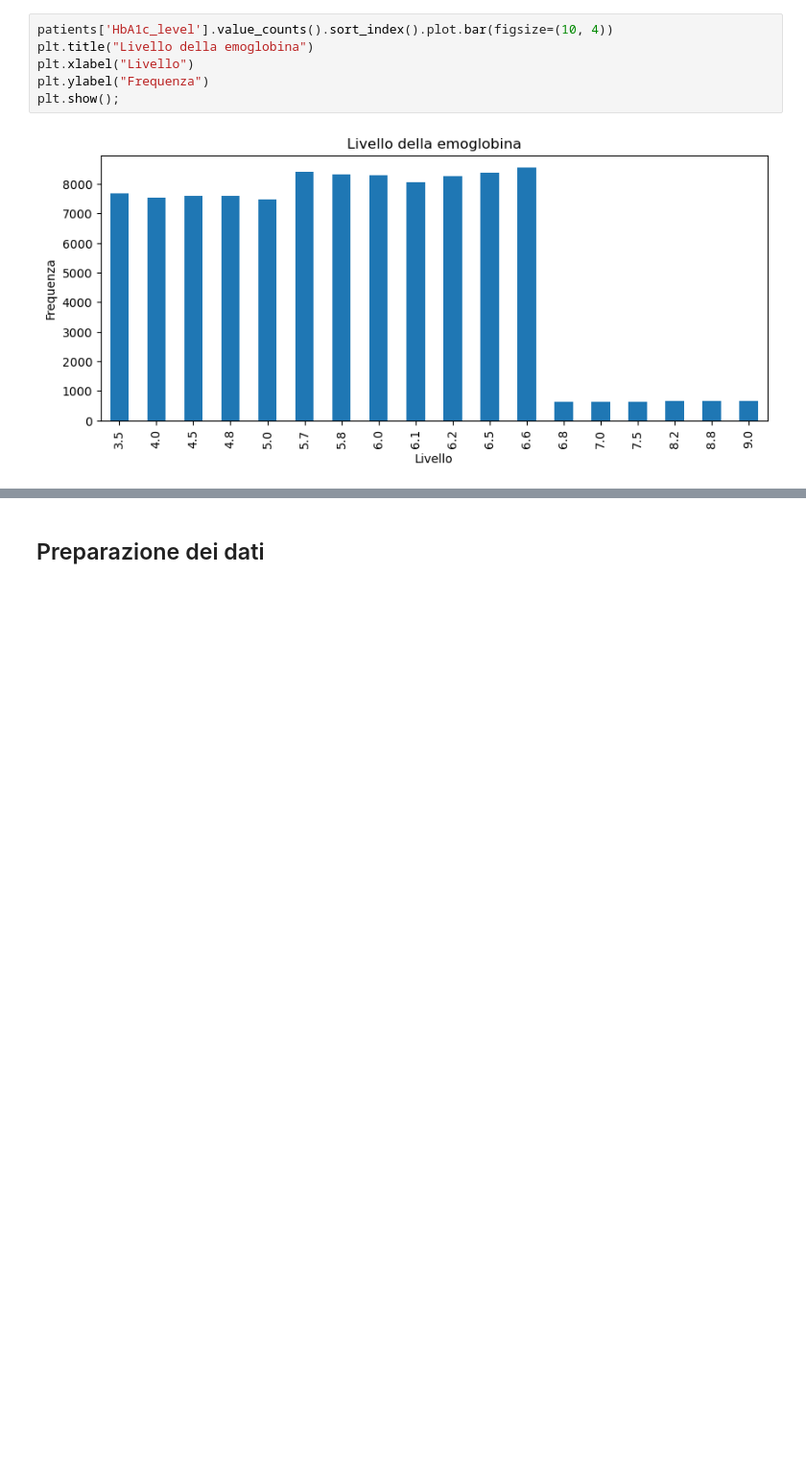
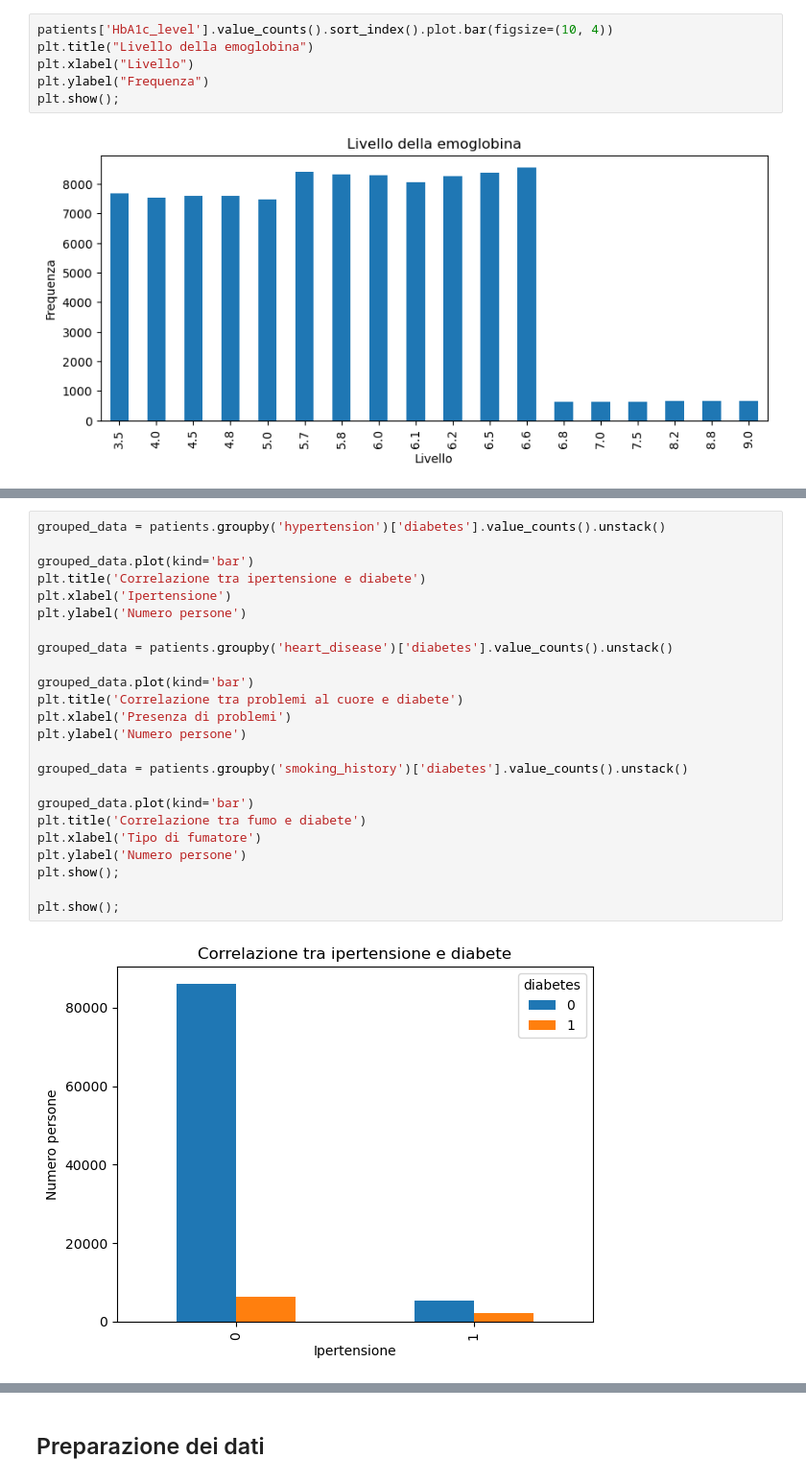
Before and after one commit to LorenzoRigoni/DIA24-Diabetes-Prediction, a Jupyter notebook: Diabetes_prediction.ipynb, the cells around one changed output, grey strips where cells are left out. Shown: that part at 96% size. Drawn from its saved outputs; the diff is of its cells as text; blank space fills up the shorter version.

```diff
--- a/Diabetes_prediction.ipynb
+++ b/Diabetes_prediction.ipynb
@@ -157,0 +159,26 @@ Dai grafici proposti, sappiamo che la maggior parte delle persone ha il livello
+# %%
+grouped_data = patients.groupby('hypertension')['diabetes'].value_counts().unstack()
+
+grouped_data.plot(kind='bar')
+plt.title('Correlazione tra ipertensione e diabete')
+plt.xlabel('Ipertensione')
+plt.ylabel('Numero persone')
+
+grouped_data = patients.groupby('heart_disease')['diabetes'].value_counts().unstack()
+
+grouped_data.plot(kind='bar')
+plt.title('Correlazione tra problemi al cuore e diabete')
+plt.xlabel('Presenza di problemi')
+plt.ylabel('Numero persone')
+
+grouped_data = patients.groupby('smoking_history')['diabetes'].value_counts().unstack()
+
+grouped_data.plot(kind='bar')
+plt.title('Correlazione tra fumo e diabete')
+plt.xlabel('Tipo di fumatore')
+plt.ylabel('Numero persone')
+plt.show();
+
+plt.show();
+# %% [output]
+[figure, added]
```
Also changed, not shown: parts of 21 cells of this notebook.
